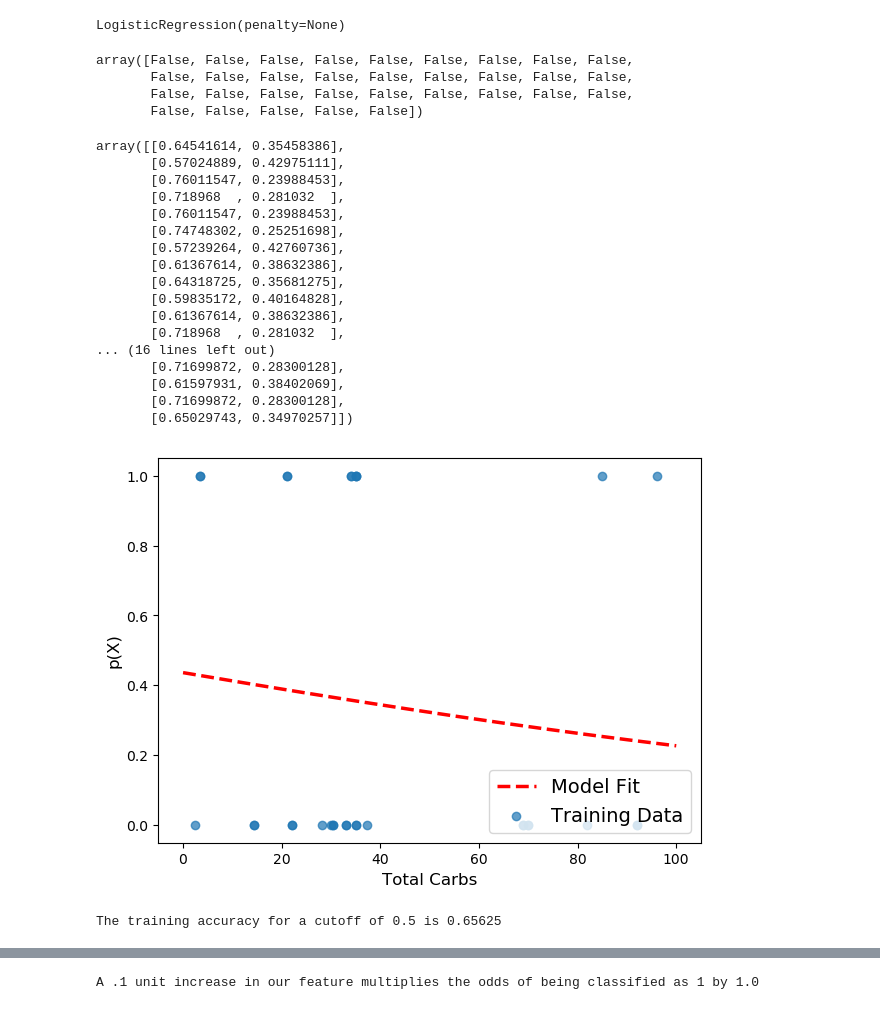
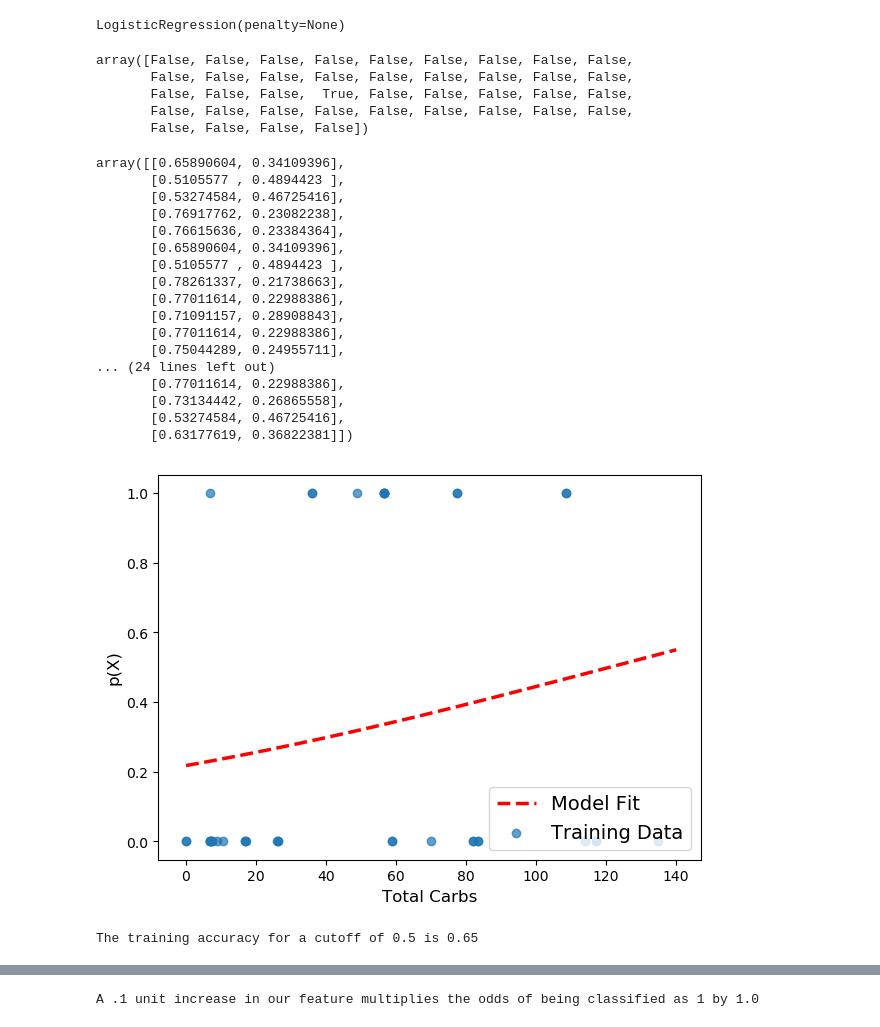
Before and after one commit to NoahGillespie/CGM, a Jupyter notebook: model/baseline.ipynb, the cells around one changed output, grey strips where cells are left out. Saved outputs shown, nothing was run; the diff lists cells and outputs as text; code cells hidden in the pictures.

```diff
--- a/model/baseline.ipynb
+++ b/model/baseline.ipynb
@@ -30,7 +30,7 @@ high_glu = []
 low_glu = []
 
 # Find 5th/95th percentile for glucose range for each patient
-for i in range(1,3):
+for i in range(1,5):
     low_glu.append(np.percentile(data[i].glu, 5))
     high_glu.append(np.percentile(data[i].glu, 95))
 # %%
@@ -42,8 +42,8 @@ print(low_glu)
 # %%
 # participant_numbers = data.shape()
-participant_numbers = 2
+participant_numbers = 4
 # %%
-for pn in range(1,participant_numbers):
+for pn in range(1,participant_numbers+1):
     # Select participant number
     participant_number = pn
     high_glu_par = high_glu[participant_number-1]
@@ -106,47 +106,48 @@ log_reg.predict(X_train.reshape(-1,1))
 # %% [output]
 array([False, False, False, False, False, False, False, False, False,
        False, False, False, False, False, False, False, False, False,
+       False, False, False,  True, False, False, False, False, False,
        False, False, False, False, False, False, False, False, False,
-       False, False, False, False, False])
+       False, False, False, False])
 # %%
 ## Demonstrate predict_proba
 log_reg.predict_proba(X_train.reshape(-1,1))
 # %% [output]
-array([[0.64541614, 0.35458386],
-       [0.57024889, 0.42975111],
-       [0.76011547, 0.23988453],
-       [0.718968  , 0.281032  ],
-       [0.76011547, 0.23988453],
-       [0.74748302, 0.25251698],
-       [0.57239264, 0.42760736],
-       [0.61367614, 0.38632386],
-       [0.64318725, 0.35681275],
-       [0.59835172, 0.40164828],
-       [0.61367614, 0.38632386],
-       [0.718968  , 0.281032  ],
-... (16 lines left out)
-       [0.71699872, 0.28300128],
-       [0.61597931, 0.38402069],
-       [0.71699872, 0.28300128],
-       [0.65029743, 0.34970257]])
+array([[0.65890604, 0.34109396],
+       [0.5105577 , 0.4894423 ],
+       [0.53274584, 0.46725416],
+       [0.76917762, 0.23082238],
+       [0.76615636, 0.23384364],
+       [0.65890604, 0.34109396],
+       [0.5105577 , 0.4894423 ],
+       [0.78261337, 0.21738663],
+       [0.77011614, 0.22988386],
+       [0.71091157, 0.28908843],
+       [0.77011614, 0.22988386],
+       [0.75044289, 0.24955711],
+... (24 lines left out)
+       [0.77011614, 0.22988386],
+       [0.73134442, 0.26865558],
+       [0.53274584, 0.46725416],
+       [0.63177619, 0.36822381]])
 # %%
 # Plot figure
 plt.figure(figsize = (7,5))
 
 # With classifications we have a new method
 # predict_proba which returns the probability
 # that an observation is a certain class.
-plt.plot(np.linspace(0,100,1000),
-            log_reg.predict_proba(np.linspace(0,100,1000).reshape(-1,1))[:,1],
+plt.plot(np.linspace(0,140,1000),
+            log_reg.predict_proba(np.linspace(0,140,1000).reshape(-1,1))[:,1],
             'r--',linewidth=2.5,label = "Model Fit")
 plt.scatter(X_train,y_train,label = 'Training Data',alpha=.7)
 plt.legend(fontsize = 14,loc = 4)
 plt.xlabel("Total Carbs",fontsize = 12)
 plt.ylabel("p(X)",fontsize=12)
 
 plt.show()
 # %% [output]
-[figure, old version]
+[figure, new version]
 # %%
 ## set the cutoff
 cutoff = .5
@@ -162,7 +163,7 @@ y_train_pred = 1*(y_prob >= cutoff)
 print("The training accuracy for a cutoff of",cutoff,
       "is", np.sum(y_train_pred == y_train)/len(y_train))
 # %% [output]
-The training accuracy for a cutoff of 0.5 is 0.65625
+The training accuracy for a cutoff of 0.5 is 0.65
 # %%
 ## Now plot how the accuracy changes with the cutoff
 cutoffs = np.arange(0,1.01,.01)
```
Also changed, not shown: parts of 6 cells of this notebook.
